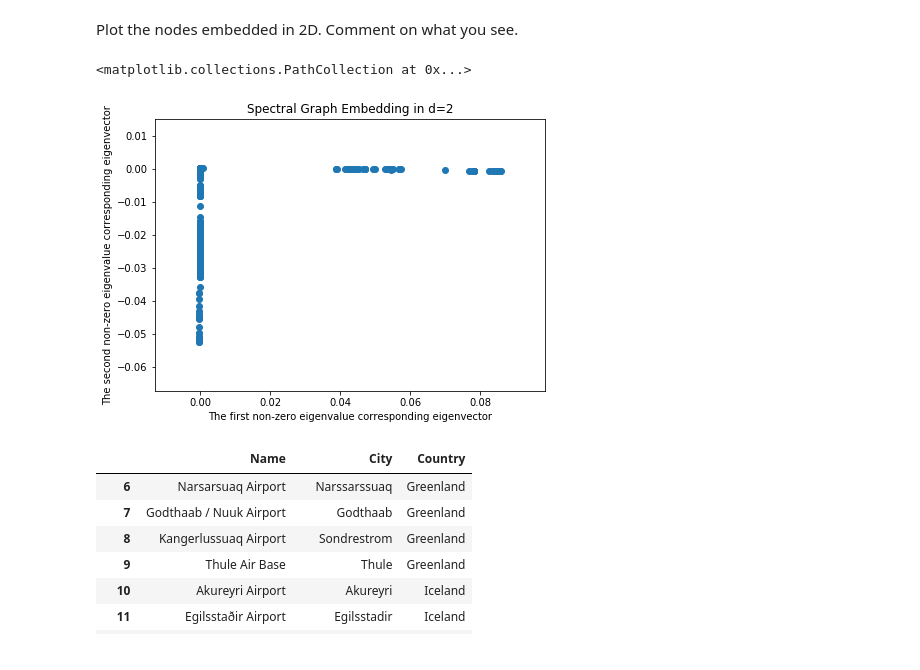
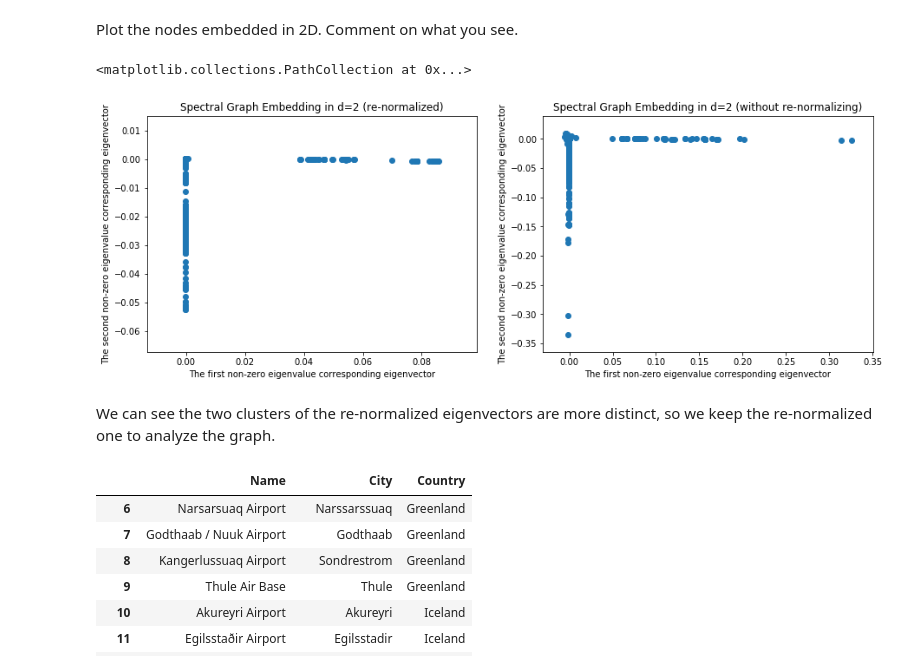
Before and after one commit to ownzonefeng/ntds_groupwork, a Jupyter notebook: Milestone3/3_spectral_graph_theory.ipynb, the cells around one changed output. Cells and saved outputs as stored; diff of their text form; code cells hidden in the pictures.

```diff
--- a/Milestone3/3_spectral_graph_theory.ipynb
+++ b/Milestone3/3_spectral_graph_theory.ipynb
@@ -293,14 +293,21 @@ Plot the nodes embedded in 2D. Comment on what you see.
 # %%
 port_name = np.load("port_name.npy")
 port_name = port_name[idx_largest_com]
-fig0, ax0 = plt.subplots(figsize = (7,5))
-ax0.set_xlabel('The first non-zero eigenvalue corresponding eigenvector')
-ax0.set_ylabel('The second non-zero eigenvalue corresponding eigenvector')
-ax0.set_title('Spectral Graph Embedding in d=2')
-ax0.scatter(Z_n[:,0], Z_n[:,1]) # renormalize
+fig0, ax0 = plt.subplots(nrows=1, ncols=2, figsize = (15,5))
+ax0[0].set_xlabel('The first non-zero eigenvalue corresponding eigenvector')
+ax0[0].set_ylabel('The second non-zero eigenvalue corresponding eigenvector')
+ax0[0].set_title('Spectral Graph Embedding in d=2 (re-normalized)')
+ax0[0].scatter(Z_n[:,0], Z_n[:,1]) # re-normalize
+
+ax0[1].set_xlabel('The first non-zero eigenvalue corresponding eigenvector')
+ax0[1].set_ylabel('The second non-zero eigenvalue corresponding eigenvector')
+ax0[1].set_title('Spectral Graph Embedding in d=2 (without re-normalizing)')
+ax0[1].scatter(Z[:,0], Z[:,1]) # without re-normalizing
 # %% [output]
 <matplotlib.collections.PathCollection at 0x...>
-[figure, old version]
+[figure, new version]
+# %% [markdown]
+We can see the two clusters of the re-normalized eigenvectors are more distinct, so we keep the re-normalized one to analyze the graph.
 # %%
 airports = pd.read_csv("airports.txt",names = ['Airport_ID','Name','City','Country','IATA','ICAO','Latitude','Longitude',
                                                'Altitude','Timezone','DST','TZ database','Type','Source'])
```
Also changed, not shown: parts of 6 cells of this notebook.
